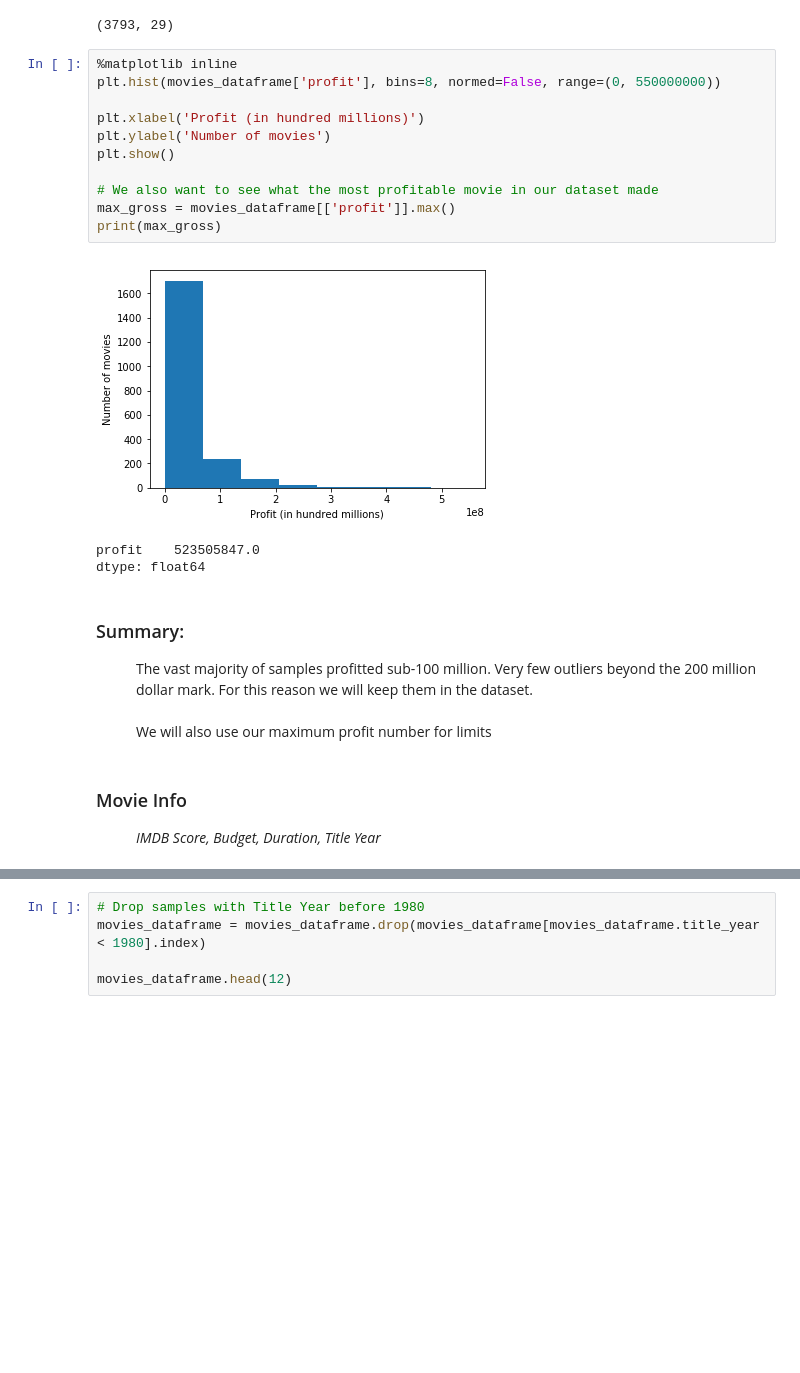
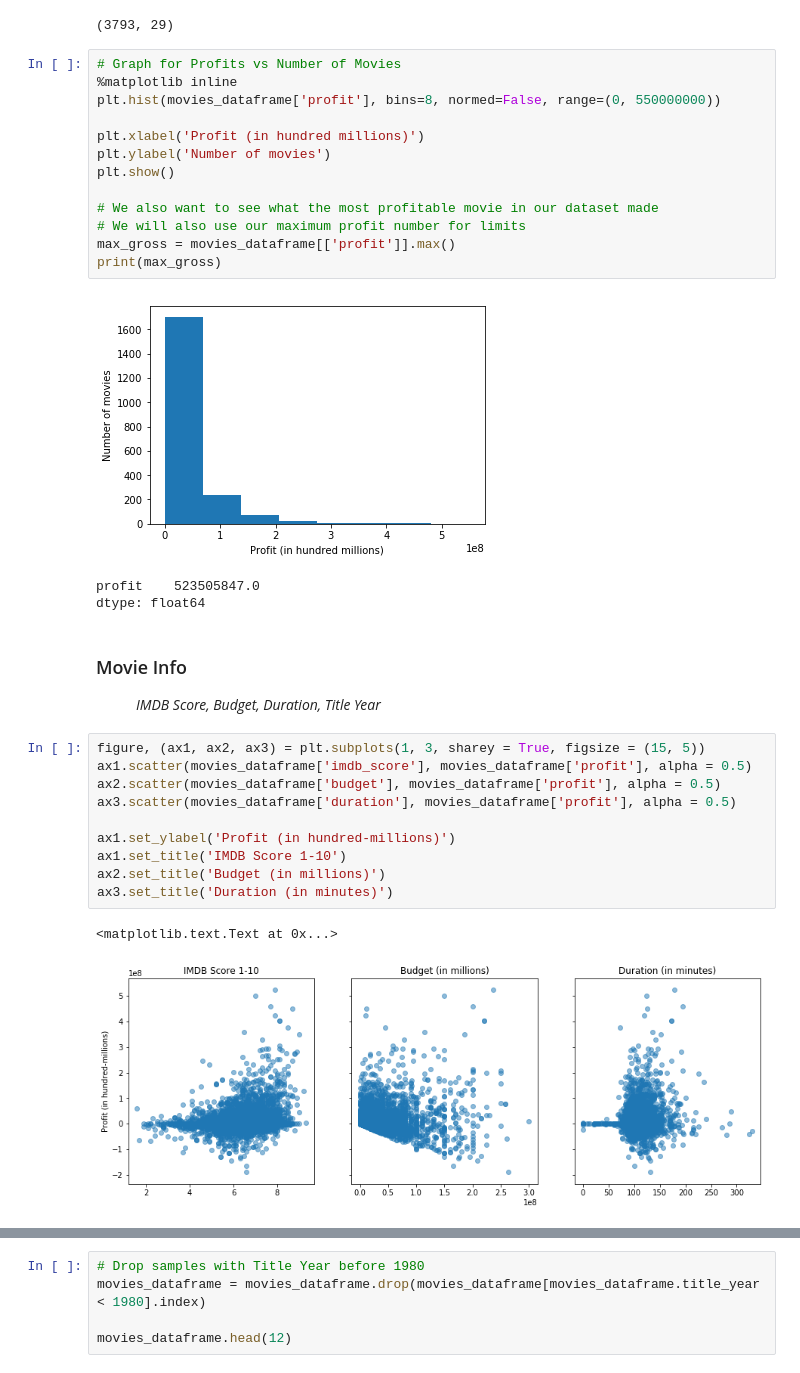
Before and after one commit to marc-hern/Feature-Selection-In-IMDB, a Jupyter notebook: Feature-Selection-vs-Profit.ipynb, the cells around one changed output, grey strips where cells are left out. Saved outputs shown, nothing was run; the diff lists cells and outputs as text; blank space fills up the shorter version.

Commit message:
Reformatted scatter plots

```diff
--- a/Feature-Selection-vs-Profit.ipynb
+++ b/Feature-Selection-vs-Profit.ipynb
@@ -73,6 +57,7 @@ movies_dataframe.shape
 # %% [output]
 (3793, 29)
 # %%
+# Graph for Profits vs Number of Movies
 %matplotlib inline
 plt.hist(movies_dataframe['profit'], bins=8, normed=False, range=(0, 550000000))
 
@@ -81,22 +66,29 @@ plt.ylabel('Number of movies')
 plt.show()
 
 # We also want to see what the most profitable movie in our dataset made
+# We will also use our maximum profit number for limits
 max_gross = movies_dataframe[['profit']].max()
 print(max_gross)
 # %% [output]
 [figure]
 profit    523505847.0
 dtype: float64
-# %% [markdown]
-<dl>
-    <dt><h3>Summary:<br /></h3></dt>
-    <dd>The vast majority of samples profitted sub-100 million.  Very few outliers beyond the 200 million dollar mark.  For this reason we will keep them in the dataset. <br /><br />
-    We will also use our maximum profit number for limits
-    </dd>
-</dl>
 # %% [markdown]
 <dl>
     <dt><h3>Movie Info</h3></dt>
     <dd><em>IMDB Score, Budget, Duration, Title Year</em></dd>
 </dl>
+# %%
+figure, (ax1, ax2, ax3) = plt.subplots(1, 3, sharey = True, figsize = (15, 5))
+ax1.scatter(movies_dataframe['imdb_score'], movies_dataframe['profit'], alpha = 0.5)
+ax2.scatter(movies_dataframe['budget'], movies_dataframe['profit'], alpha = 0.5)
+ax3.scatter(movies_dataframe['duration'], movies_dataframe['profit'], alpha = 0.5)
+
+ax1.set_ylabel('Profit (in hundred-millions)')
+ax1.set_title('IMDB Score 1-10')
+ax2.set_title('Budget (in millions)')
+ax3.set_title('Duration (in minutes)')
+# %% [output]
+<matplotlib.text.Text at 0x...>
+[figure, added]
 # %%
```
Also changed, not shown: parts of 25 cells of this notebook.
